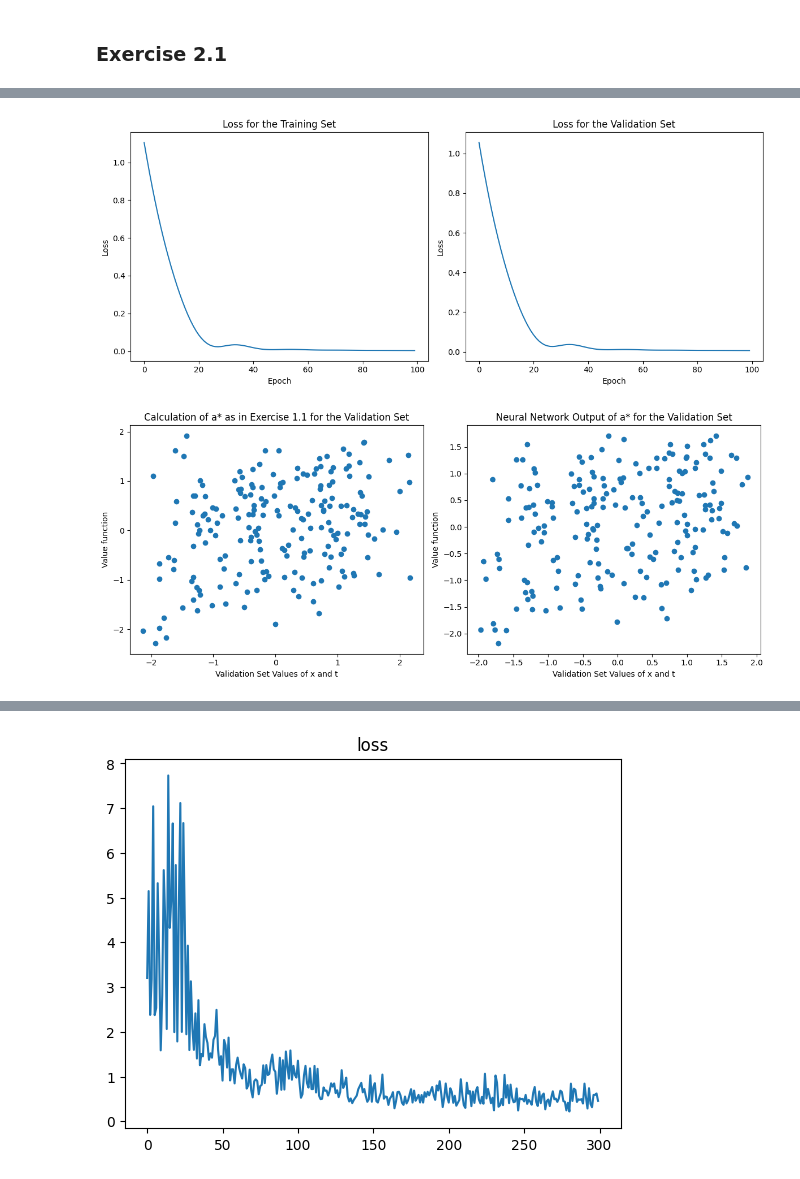
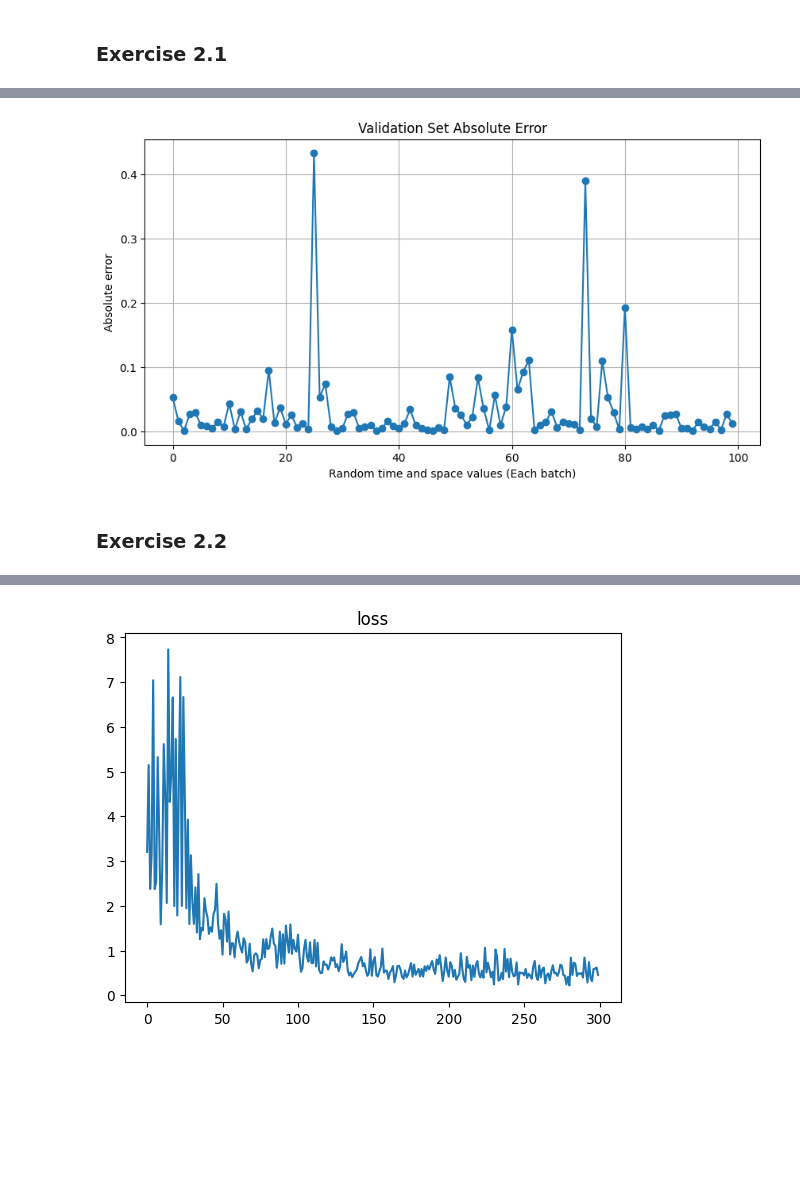
Before and after one commit to axelk99/SCDAA, a Jupyter notebook: Untitled.ipynb, the cells around one changed output, grey strips where cells are left out. Drawn from its saved outputs; the diff is of its cells as text; code cells hidden in the pictures; blank space fills up the shorter version.

```diff
--- a/Untitled.ipynb
+++ b/Untitled.ipynb
@@ -232 +167,8 @@ plt.show()
+# %%
+#model_val = model_value(time_val, space_val.squeeze(1))
+plot_class.plot2(output_val, v_val)
+# %% [output]
+[figure, added]
+# %% [markdown]
+### Exercise 2.2
 # %%
@@ -307,48 +209,3 @@ for epoch in range(num_epochs):
 
     loss.backward()
     optimiser.step()
-# %%
-a = a*a_std + a_mean
-
-fig, axes = plt.subplots(1, 2, figsize=(12, 5))
-# Plot the first plot on the first axis
-axes[0].plot(losses)
-axes[0].set_title("Loss for the Training Set")
-axes[0].set_xlabel("Epoch")
-axes[0].set_ylabel("Loss")
-
-
-# Plot the second plot on the second axis
-axes[1].plot(losses_val)
-axes[1].set_title("Loss for the Validation Set")
-axes[1].set_xlabel("Epoch")
-axes[1].set_ylabel("Loss")
-
-# Show the plots
-plt.tight_layout()  # Adjust layout to prevent overlapping
-plt.show()
-
-output_val = output_val.detach()
-
-# Create a figure and axis objects
-fig, axes = plt.subplots(1, 2, figsize=(12, 5))
-
-# Plot the first scatter plot on the first axis
-axes[0].scatter(a_val[:, 0], a_val[:, 1])
-axes[0].set_title("Calculation of a* as in Exercise 1.1 for the Validation Set")
-axes[0].set_xlabel("a_1")
-axes[0].set_ylabel("a_2")
-
-
-# Plot the second scatter plot on the second axis
-axes[1].scatter(output_val[:, 0], output_val[:, 1])
-axes[1].set_title("Neural Network Output of a* for the Validation Set")
-axes[1].set_xlabel("a_1")
-axes[1].set_ylabel("a_2")
-
-# Show the plots
-plt.tight_layout()  # Adjust layout to prevent overlapping
-plt.show()
-# %% [output]
-[figure, removed]
-[figure, removed]
```
Also changed, not shown: parts of 23 cells of this notebook, 3 other files.
